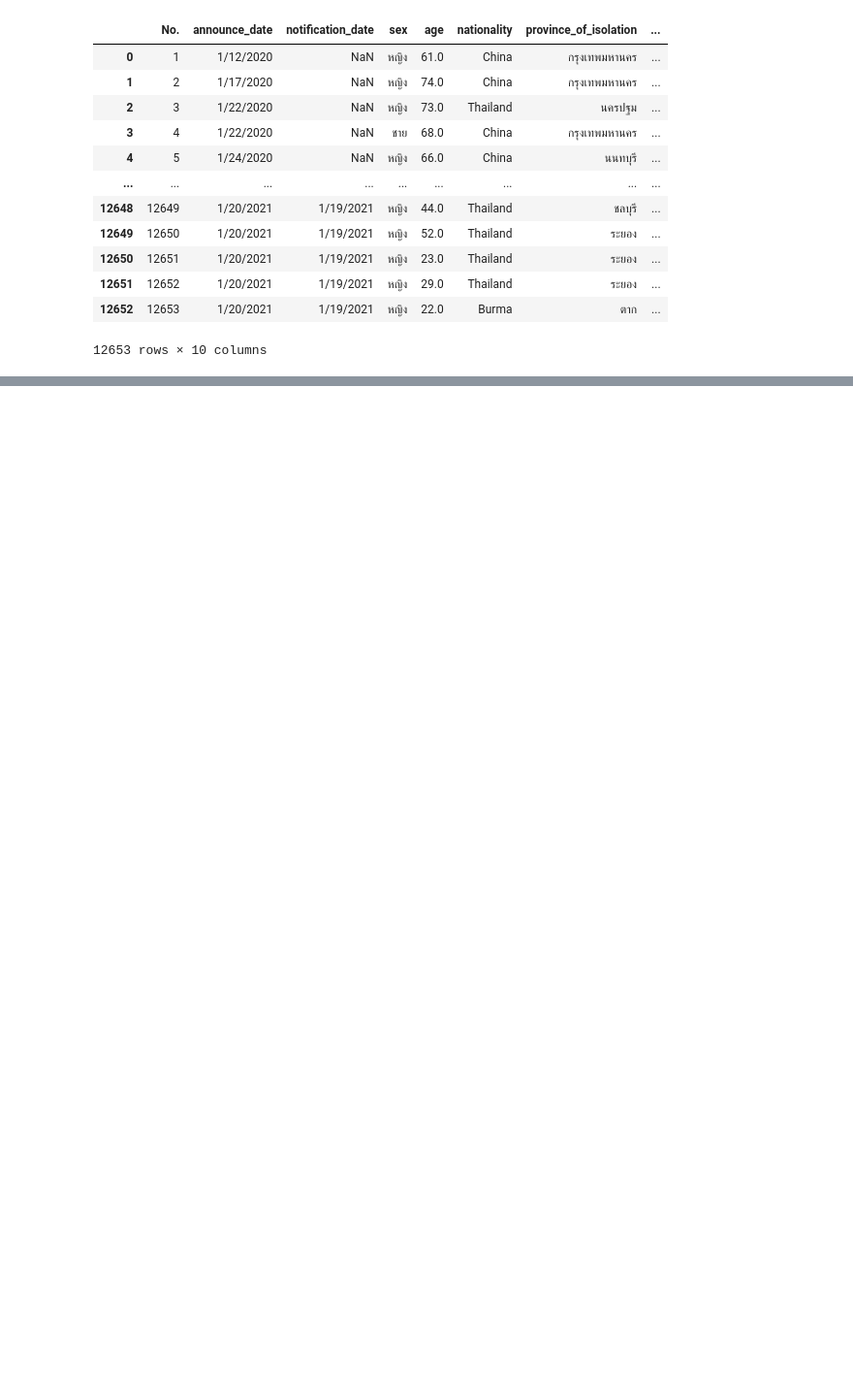
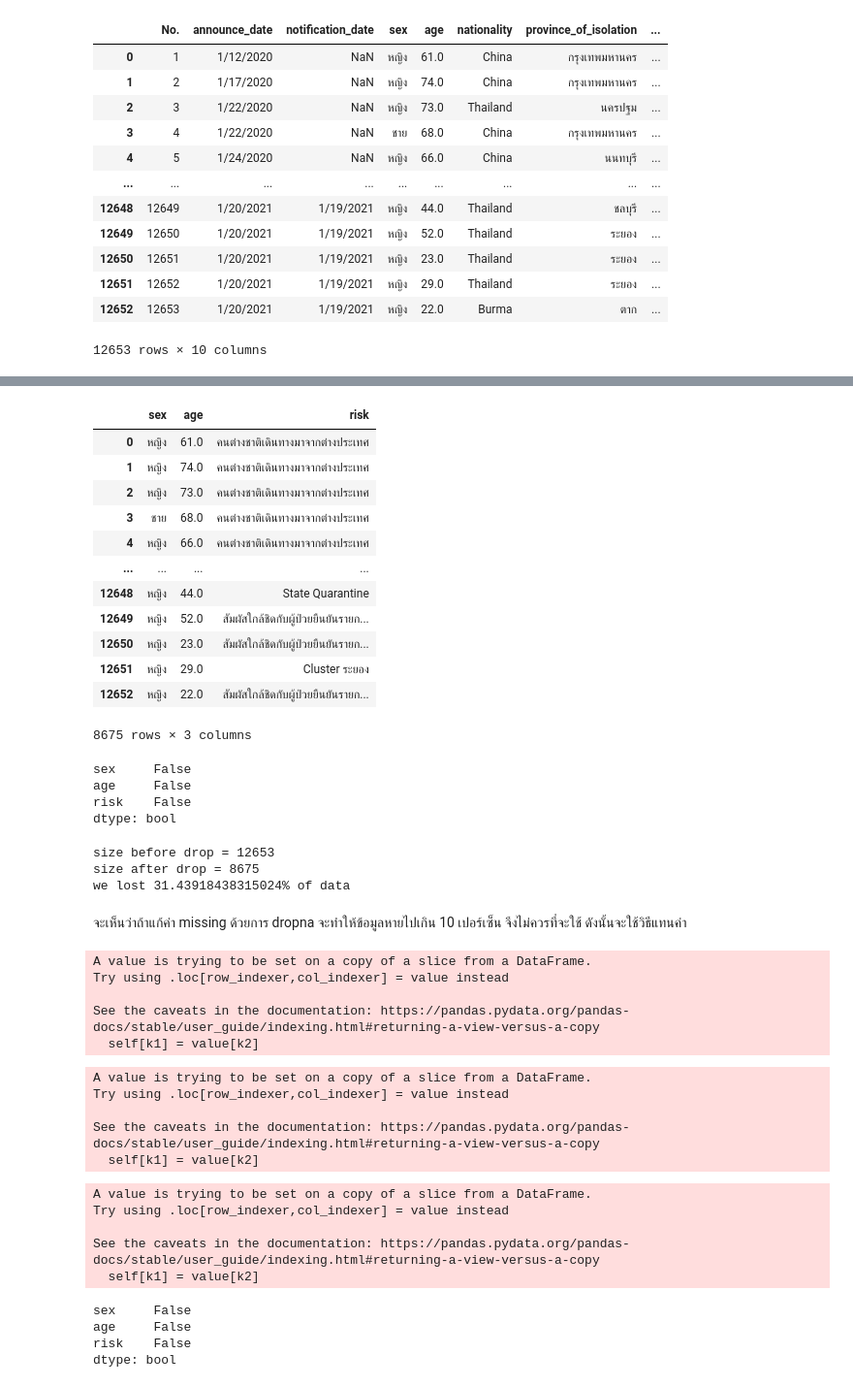
Before and after one commit to Plaifha/data_viz_2022, a Jupyter notebook: DataViz01_Table_Data.ipynb, the cells around one changed output, grey strips where cells are left out. Shown at 97% size. Saved outputs shown, nothing was run; the diff lists cells and outputs as text; code cells hidden in the pictures; blank space fills up the shorter version.

```diff
--- a/DataViz01_Table_Data.ipynb
+++ b/DataViz01_Table_Data.ipynb
@@ -187,0 +195,67 @@ data1
+# %%
+data_risk1 = data.dropna() #ใช้ dropna เพื่อต้องการลบข้อมูลทั้งแถวออกเมื่อมีคอลัมน์ใดคอลัมน์หนึ่งเป็น NaN
+data_risk1
+# %% [output]
+|  | sex | age | risk |
+| 0 | หญิง | 61.0 | คนต่างชาติเดินทางมาจากต่างประเทศ |
+| 1 | หญิง | 74.0 | คนต่างชาติเดินทางมาจากต่างประเทศ |
+| 2 | หญิง | 73.0 | คนต่างชาติเดินทางมาจากต่างประเทศ |
+| 3 | ชาย | 68.0 | คนต่างชาติเดินทางมาจากต่างประเทศ |
+| 4 | หญิง | 66.0 | คนต่างชาติเดินทางมาจากต่างประเทศ |
+| ... | ... | ... | ... |
+| 12648 | หญิง | 44.0 | State Quarantine |
+| 12649 | หญิง | 52.0 | สัมผัสใกล้ชิดกับผู้ป่วยยืนยันรายก... |
+| 12650 | หญิง | 23.0 | สัมผัสใกล้ชิดกับผู้ป่วยยืนยันรายก... |
+| 12651 | หญิง | 29.0 | Cluster ระยอง |
+| 12652 | หญิง | 22.0 | สัมผัสใกล้ชิดกับผู้ป่วยยืนยันรายก... |
+8675 rows × 3 columns
+# %%
+data_risk1.isnull().any()
+# %% [output]
+sex     False
+age     False
+risk    False
+dtype: bool
+# %%
+removes = data.shape[0] - data_risk1.shape[0]
+print(f'size before drop = {data.shape[0]}')
+print(f'size after drop = {data_risk1.shape[0]}')
+print(f'we lost {100*(removes/data.shape[0])}% of data')
+# %% [output]
+size before drop = 12653
+size after drop = 8675
+we lost 31.43918438315024% of data
+# %% [markdown]
+จะเห็นว่าถ้าแก้ค่า missing ด้วยการ dropna จะทำให้ข้อมูลหายไปเกิน 10 เปอร์เซ็น จึงไม่ควรที่จะใช้ ดังนั้นจะใช้วิธีแทนค่า
+# %%
+Age = data[['age']].mean() #กำหนดให้ Age เป็นค่าเฉลี่ยของอายุ
+data[['age']] = data[['age']].fillna(Age) #แทนค่าเฉลี่ยลงในข้อมูลที่ว่าง หรือเป็นค่า missing
+# %% [output]
+A value is trying to be set on a copy of a slice from a DataFrame.
+Try using .loc[row_indexer,col_indexer] = value instead
+
+See the caveats in the documentation: https://pandas.pydata.org/pandas-docs/stable/user_guide/indexing.html#returning-a-view-versus-a-copy
+  self[k1] = value[k2]
+# %%
+data[['risk']] = data[['risk']].fillna('ไม่ได้ระบุ') #แทนค่า Missing ด้วยคำว่า ไม่ได้ระบุ
+# %% [output]
+A value is trying to be set on a copy of a slice from a DataFrame.
+Try using .loc[row_indexer,col_indexer] = value instead
+
+See the caveats in the documentation: https://pandas.pydata.org/pandas-docs/stable/user_guide/indexing.html#returning-a-view-versus-a-copy
+  self[k1] = value[k2]
+# %%
+data[['sex']] = data[['sex']].fillna('ไม่ได้ระบุ') #แทนค่า Missing ด้วยคำว่า ไม่ได้ระบุ
+# %% [output]
+A value is trying to be set on a copy of a slice from a DataFrame.
+Try using .loc[row_indexer,col_indexer] = value instead
+
+See the caveats in the documentation: https://pandas.pydata.org/pandas-docs/stable/user_guide/indexing.html#returning-a-view-versus-a-copy
+  self[k1] = value[k2]
+# %%
+data.isnull().any()
+# %% [output]
+sex     False
+age     False
+risk    False
+dtype: bool
```
Also changed, not shown: parts of 16 cells of this notebook.
